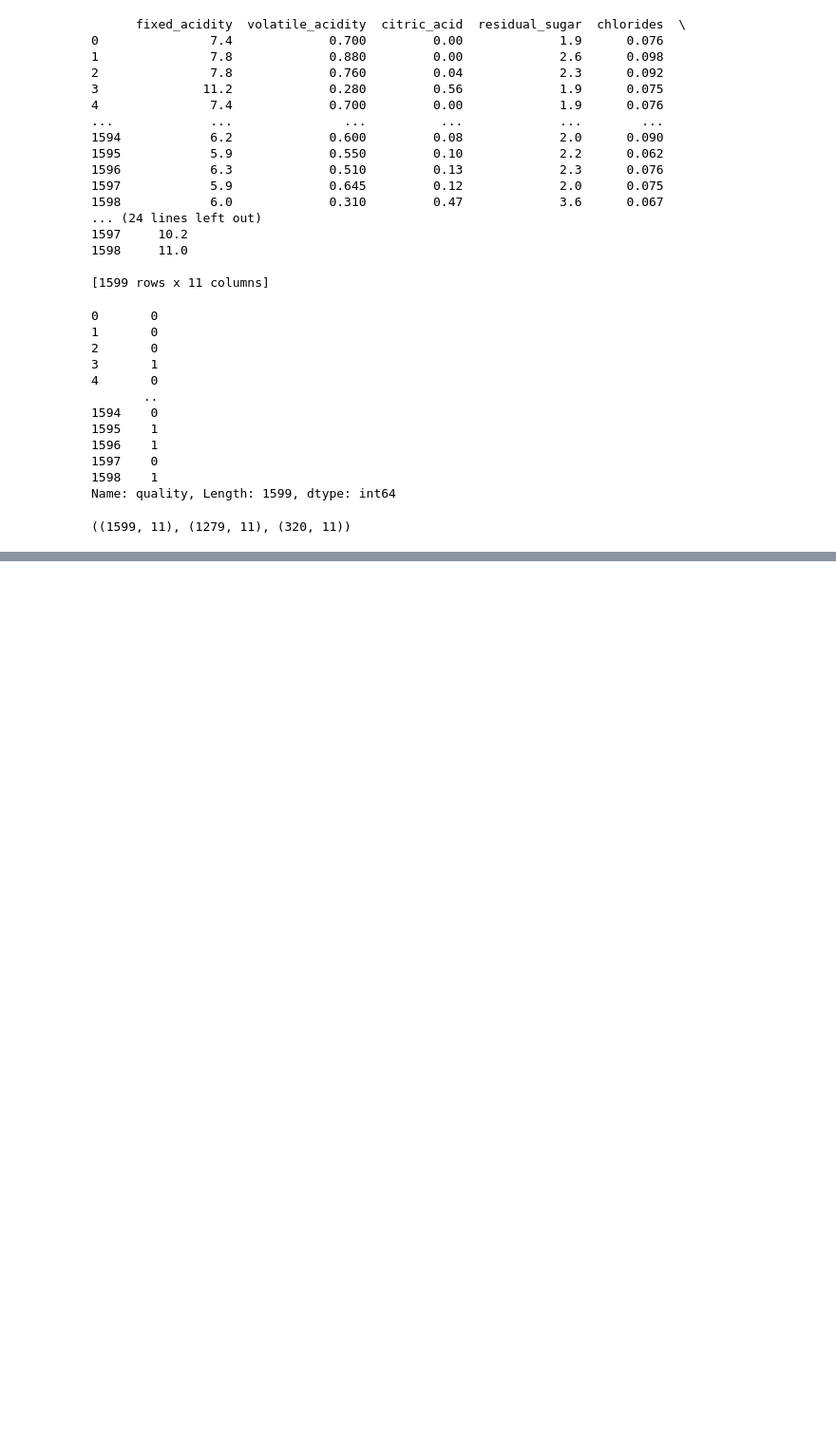
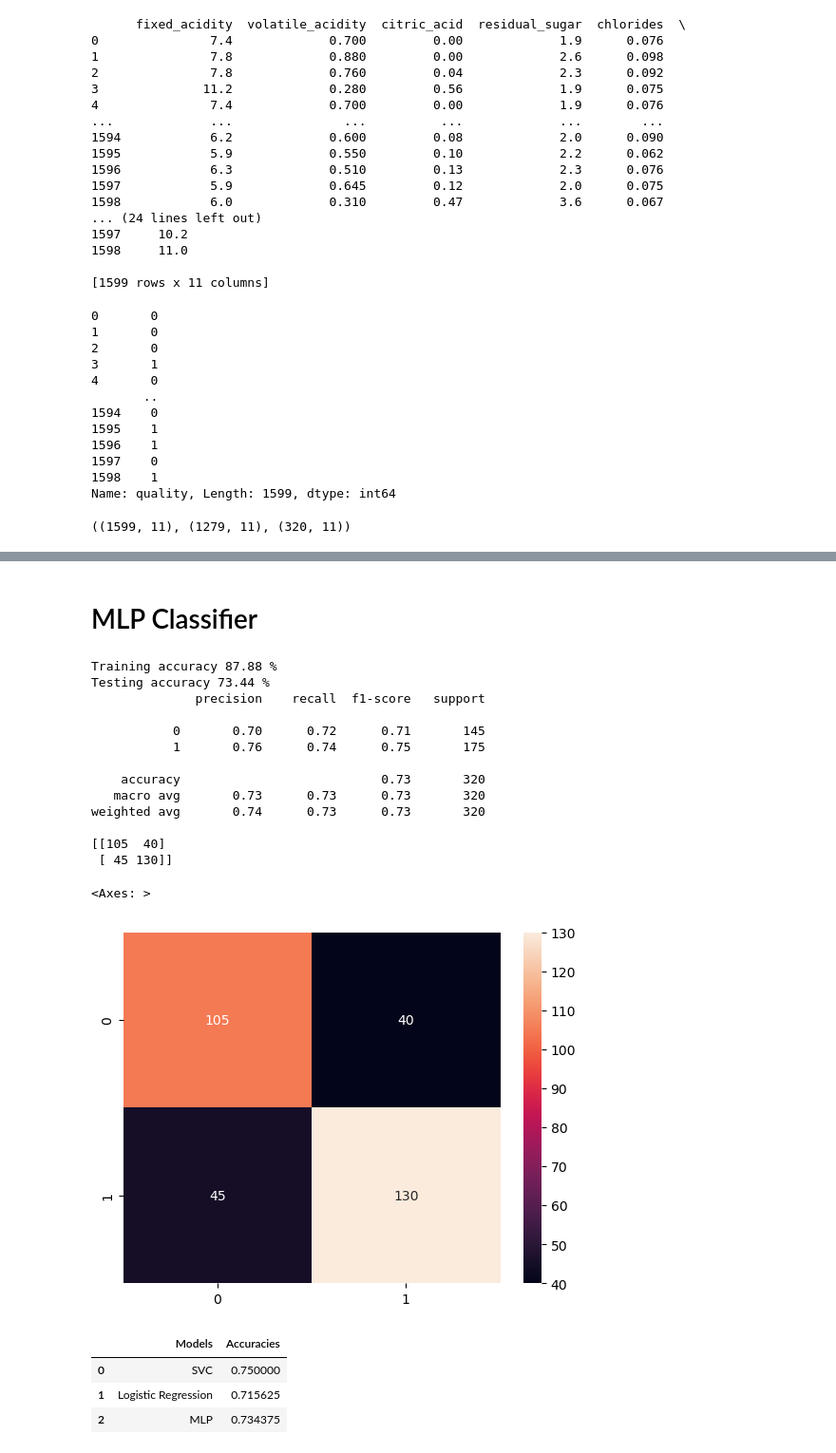
Before and after one commit to cobentil02/Redwinequality_ML, a Jupyter notebook: Red_Wine_Dataset.ipynb, the cells around one changed output, grey strips where cells are left out. Shown at 95% size. Drawn from its saved outputs; the diff is of its cells as text; code cells hidden in the pictures; blank space fills up the shorter version.

Commit message:
Tuned the Logistic Regression algorithm using hyperparameters as well, applied MLP classifier on the model and created a dataframe to visualise the accuracies of all three models

```diff
--- a/Red_Wine_Dataset.ipynb
+++ b/Red_Wine_Dataset.ipynb
@@ -358,0 +360,12 @@ weighted avg       0.72      0.72      0.72       320
+# %%
+#parameters for grid search
+parameters = {'solver': ['newton-cg', 'liblinear', 'sag','saga'],
+              'penalty':['l1','l2', 'elasticnet','none'],
+              'C':[1, 10,100],
+             'max_iter':[10,50,100,1000]}
+# %%
+lr = GridSearchCV(logmodel,
+                param_grid=parameters,scoring='accuracy',verbose=5,
+                 cv=3)
+# %%
+lr.fit(X_train,Y_train)
@@ -358,0 +569,13 @@ weighted avg       0.72      0.72      0.72       320
+# %%
+#created a new model using the best params gridsearchcv found
+logR = LogisticRegression(C=1,max_iter=500,penalty='l2',solver='sag')
+logR.fit(X_train, Y_train)
+Y_predlr = logR.predict(X_test)
+
+print("After Tunning Training accuracy {0:.2f} %".format(logR.score(X_train, Y_train)*100))
+print("After Tunning Testing accuracy {0:.2f} %".format(logR.score(X_test, Y_test)*100))
+print(classification_report(Y_test, Y_predlr))
+
+# confusion matrix
+print(confusion_matrix(Y_test, Y_predlr))
+sns.heatmap(confusion_matrix(Y_test,Y_predlr), annot = True, fmt='d')
@@ -358,0 +598,44 @@ weighted avg       0.72      0.72      0.72       320
+# %% [markdown]
+# MLP Classifier
+# %%
+mlp = MLPClassifier(max_iter=500,random_state=1)
+mlp.fit(X_train, Y_train)
+# predicting the results for the test set
+Y_predmlp = mlp.predict(X_test)
+
+#finding the accuracies of both train and test models
+print("Training accuracy {0:.2f} %".format(mlp.score(X_train, Y_train)*100))
+print("Testing accuracy {0:.2f} %".format(mlp.score(X_test, Y_test)*100))
+
+# classification report
+print(classification_report(Y_test, Y_predmlp))
+
+# confusion matrix
+print(confusion_matrix(Y_test, Y_predmlp))
+sns.heatmap(confusion_matrix(Y_test,Y_predmlp), annot = True, fmt='d')
+# %% [output]
+Training accuracy 87.88 %
+Testing accuracy 73.44 %
+              precision    recall  f1-score   support
+
+           0       0.70      0.72      0.71       145
+           1       0.76      0.74      0.75       175
+
+    accuracy                           0.73       320
+   macro avg       0.73      0.73      0.73       320
+weighted avg       0.74      0.73      0.73       320
+
+[[105  40]
+ [ 45 130]]
+<Axes: >
+[figure, added]
+# %%
+# visualising the accuracies between the tuned models and MLP on a data frame
+comparison = pd.DataFrame({'Models': ['SVC','Logistic Regression','MLP'],
+                           'Accuracies': [accuracy_score(Y_test,Y_predsvc2),accuracy_score(Y_test,Y_predlr),accuracy_score(Y_test,Y_predmlp)]})
+comparison
+# %% [output]
+|  | Models | Accuracies |
+| 0 | SVC | 0.750000 |
+| 1 | Logistic Regression | 0.715625 |
+| 2 | MLP | 0.734375 |
```
Also changed, not shown: parts of 22 cells of this notebook.
